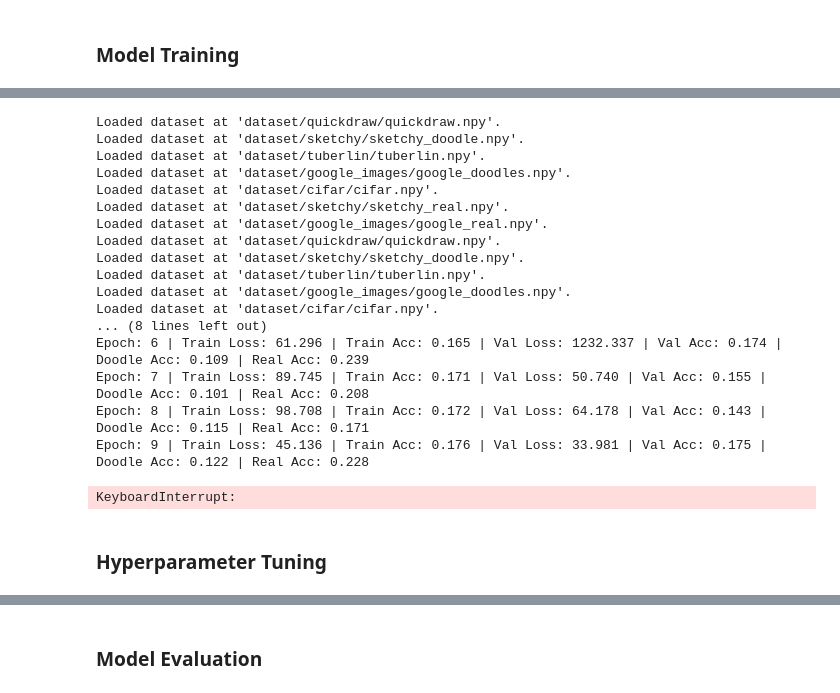
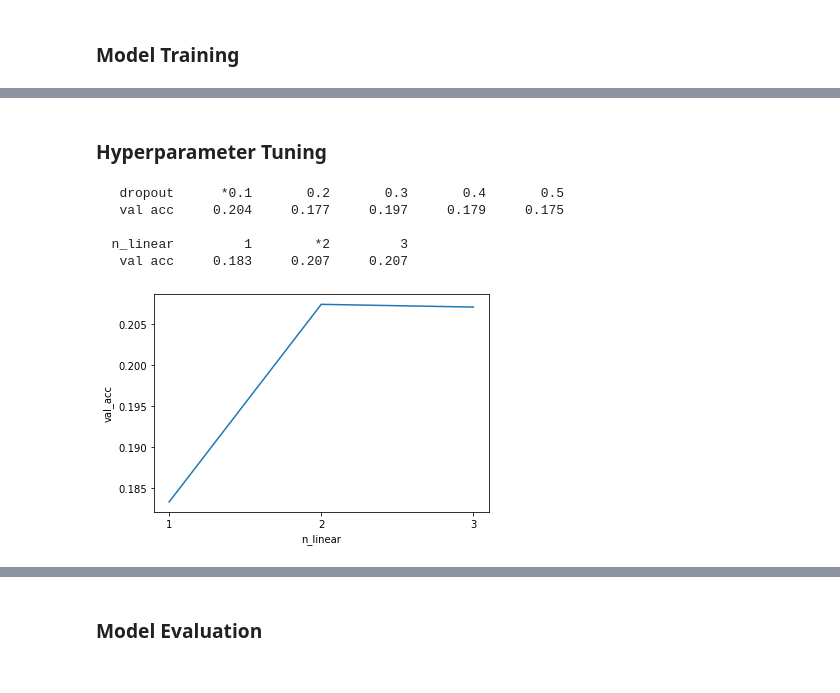
Before and after one commit to rish-16/cs4243-project, a Jupyter notebook: refactoring.ipynb, the cells around one changed output, grey strips where cells are left out. Cells and saved outputs as stored; diff of their text form; code cells hidden in the pictures.

```diff
--- a/refactoring.ipynb
+++ b/refactoring.ipynb
@@ -357,27 +288,27 @@ model = ConvNextCL2(c1=1, c2=1, t=0.1)
 
 trainer = Trainer(model, trainset, valset, epochs=20, bs=128)
 history = trainer.train(verbose=True)
+trainer.plot()
 trainer.save("convnextcl2-contrastive")
-# %% [output]
-Loaded dataset at 'dataset/quickdraw/quickdraw.npy'.
-Loaded dataset at 'dataset/sketchy/sketchy_doodle.npy'.
-Loaded dataset at 'dataset/tuberlin/tuberlin.npy'.
-Loaded dataset at 'dataset/google_images/google_doodles.npy'.
-Loaded dataset at 'dataset/cifar/cifar.npy'.
-Loaded dataset at 'dataset/sketchy/sketchy_real.npy'.
-Loaded dataset at 'dataset/google_images/google_real.npy'.
-Loaded dataset at 'dataset/quickdraw/quickdraw.npy'.
-Loaded dataset at 'dataset/sketchy/sketchy_doodle.npy'.
-Loaded dataset at 'dataset/tuberlin/tuberlin.npy'.
-Loaded dataset at 'dataset/google_images/google_doodles.npy'.
-Loaded dataset at 'dataset/cifar/cifar.npy'.
-... (8 lines left out)
-Epoch: 6 | Train Loss: 61.296 | Train Acc: 0.165 | Val Loss: 1232.337 | Val Acc: 0.174 | Doodle Acc: 0.109 | Real Acc: 0.239
-Epoch: 7 | Train Loss: 89.745 | Train Acc: 0.171 | Val Loss: 50.740 | Val Acc: 0.155 | Doodle Acc: 0.101 | Real Acc: 0.208
-Epoch: 8 | Train Loss: 98.708 | Train Acc: 0.172 | Val Loss: 64.178 | Val Acc: 0.143 | Doodle Acc: 0.115 | Real Acc: 0.171
-Epoch: 9 | Train Loss: 45.136 | Train Acc: 0.176 | Val Loss: 33.981 | Val Acc: 0.175 | Doodle Acc: 0.122 | Real Acc: 0.228
-KeyboardInterrupt:
 # %% [markdown]
 ### Hyperparameter Tuning
 # %%
 from hyperparameter_tuning import *
+
+trainset = DoodleDataset(train=True)
+valset = DoodleDataset(train=False)
+
+param_ranges = {
+    'dropout': [0.1, 0.2, 0.3, 0.4, 0.5],
+    'n_linear': [1,2,3],
+}
+tuner = Tuner(MLP, trainset, valset, param_ranges, epoch=20)
+tuner.tune()
+tuner.plot('n_linear')
+# %% [output]
+   dropout      *0.1       0.2       0.3       0.4       0.5
+   val acc     0.204     0.177     0.197     0.179     0.175
+
+  n_linear         1        *2         3
+   val acc     0.183     0.207     0.207
+[figure, added]
```
Also changed, not shown: parts of 17 cells of this notebook, 35 other files.
